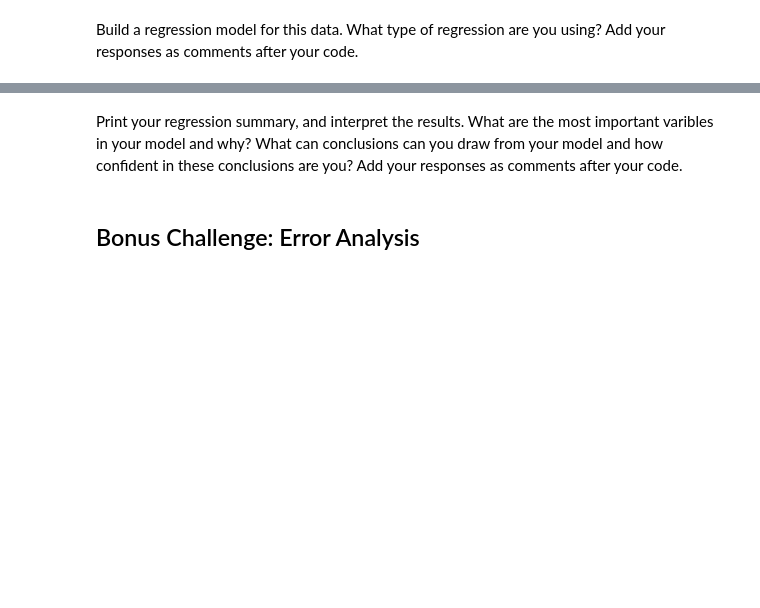
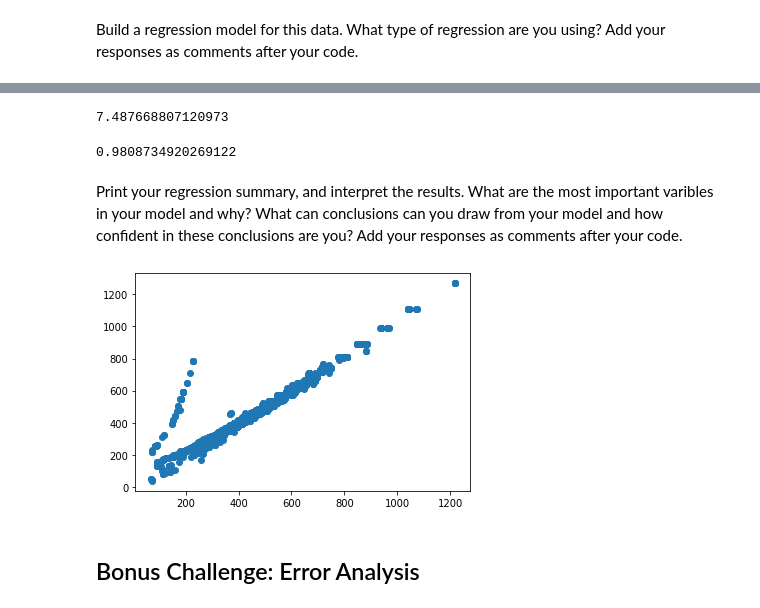
Before and after one commit to ironhack-bcn-data-june-2020/27-lab-regression-analysis, a Jupyter notebook: your-code.ipynb, the cells around one changed output, grey strips where cells are left out. Saved outputs shown, nothing was run; the diff lists cells and outputs as text; code cells hidden in the pictures; blank space fills up the shorter version.

```diff
--- a/your-code.ipynb
+++ b/your-code.ipynb
@@ -110,0 +109,3 @@ For the second part of this lab, we will use the vehicles.csv data set. You can
+# %%
+cars = pd.read_csv('Vehicles.csv')
+cars.head()
@@ -120,0 +141,15 @@ Build a regression model for this data. What type of regression are you using? A
+# %%
+from sklearn.model_selection import train_test_split
+
+model = LinearRegression()
+
+X = cars[['Year', 'Cylinders', 'Fuel Barrels/Year', 'Combined MPG', 'Fuel Cost/Year']]
+y = cars[['CO2 Emission Grams/Mile']]
+
+X_train, X_test, y_train, y_test = train_test_split(X, y, test_size=0.5)
+
+model.fit(X, y)
+
+print(model.score(X_train, y_train))
+
+print(model.score(X_test, y_test))
@@ -121,2 +165,12 @@ Build a regression model for this data. What type of regression are you using? A
+# %%
+y_pred = model.predict(X)
+# %%
+mean_absolute_error(y, y_pred)
+# %% [output]
+7.487668807120973
+# %%
+r2_score(y, y_pred)
+# %% [output]
+0.9808734920269122
 # %% [markdown]
 Print your regression summary, and interpret the results. What are the most important varibles in your model and why? What can conclusions can you draw from your model and how confident in these conclusions are you? Add your responses as comments after your code.
@@ -124,0 +177,5 @@ Print your regression summary, and interpret the results. What are the most impo
+# %%
+import matplotlib.pyplot as plt
+plt.scatter(y_pred, y);
+# %% [output]
+[figure, added]
```
Also changed, not shown: parts of 11 cells of this notebook.
